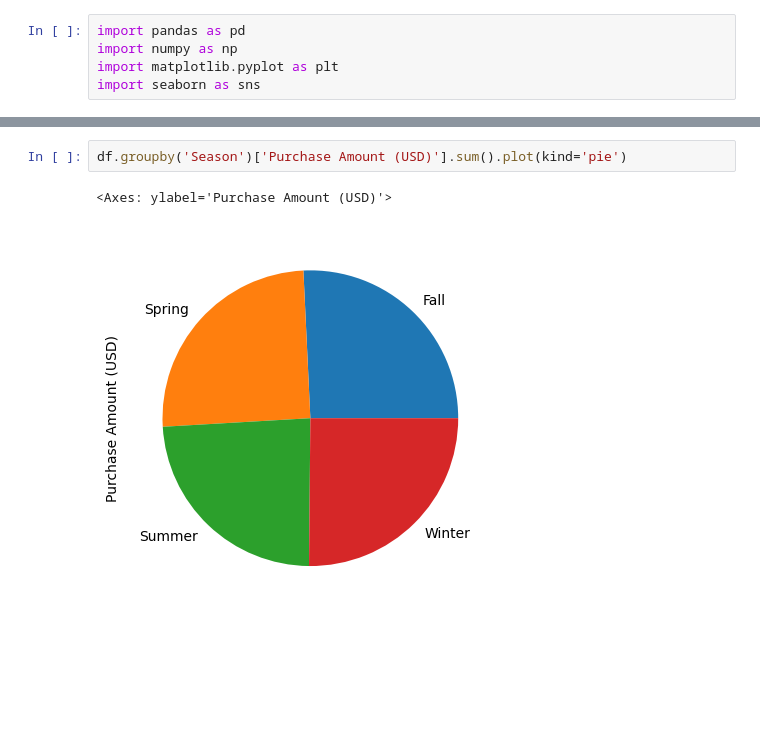
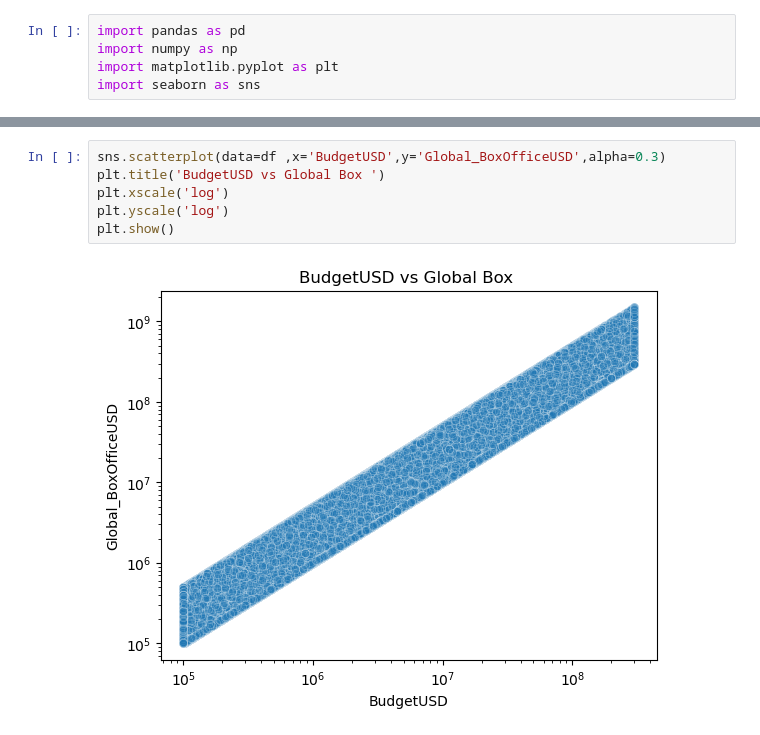
Before and after one commit to harhash891/mohamed-saed-mohamed-hasan-ahmed, a Jupyter notebook: n1.ipynb, the cells around one changed output, grey strips where cells are left out. Drawn from its saved outputs; the diff is of its cells as text; blank space fills up the shorter version.

```diff
--- a/n1.ipynb
+++ b/n1.ipynb
@@ -264,5 +120,8 @@ plt.show()
-# %%
-df.groupby('Season')['Purchase Amount (USD)'].sum().plot(kind='pie')
-# %% [output]
-<Axes: ylabel='Purchase Amount (USD)'>
-[figure, removed]
+# %%
+sns.scatterplot(data=df ,x='BudgetUSD',y='Global_BoxOfficeUSD',alpha=0.3)
+plt.title('BudgetUSD vs Global Box ')
+plt.xscale('log')
+plt.yscale('log')
+plt.show()
+# %% [output]
+[figure, added]
```
Also changed, not shown: parts of 48 cells of this notebook.
